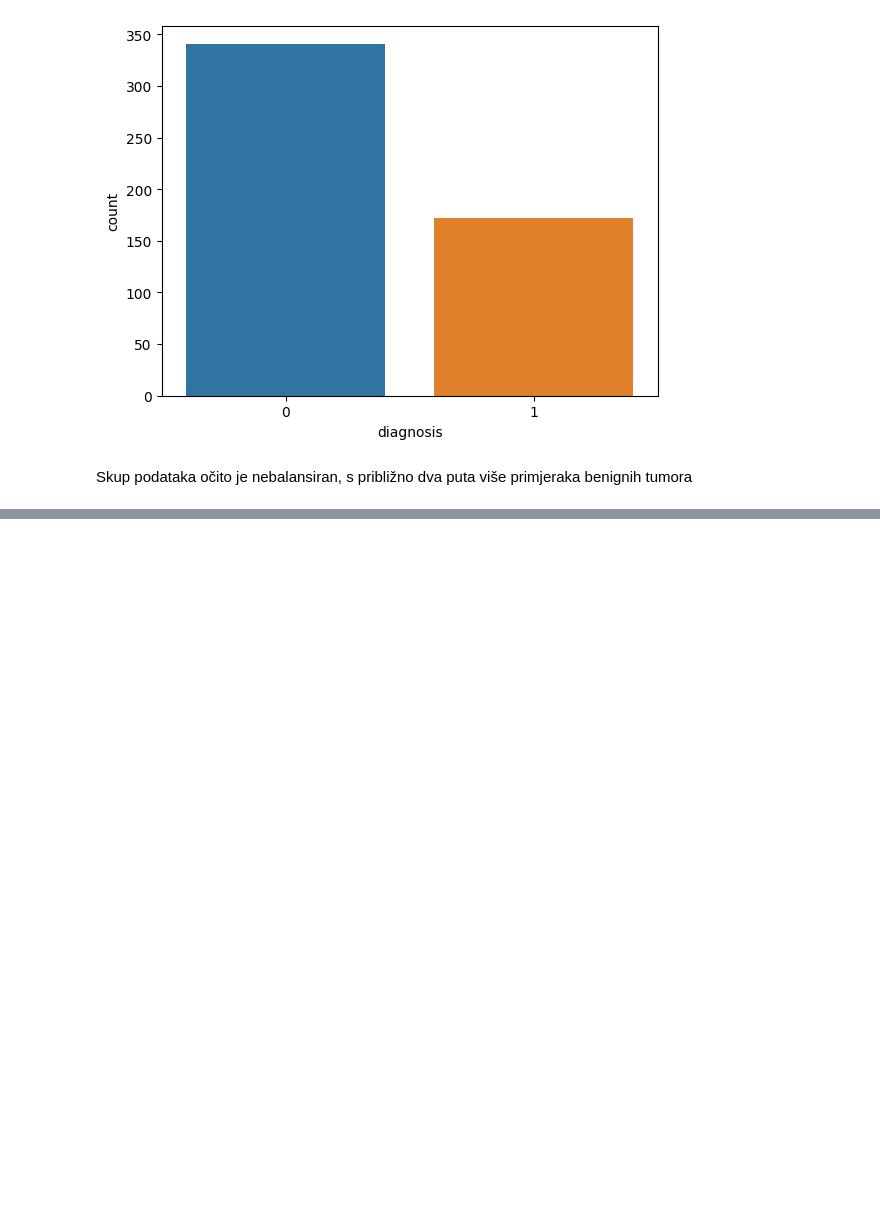
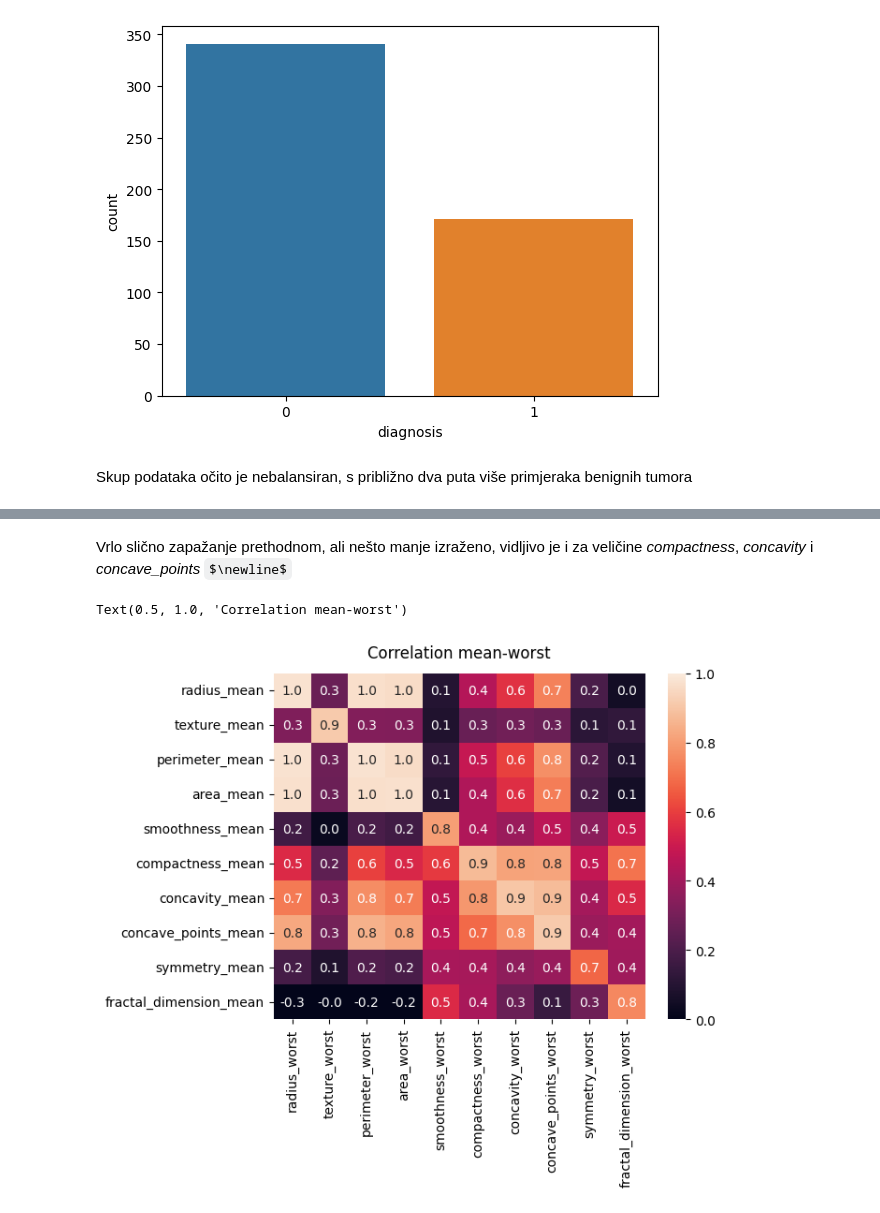
Before and after one commit to ToniIvankovic/uuzop-breast-cancer-classification, a Jupyter notebook: data_visualisation.ipynb, the cells around one changed output, grey strips where cells are left out. Drawn from its saved outputs; the diff is of its cells as text; code cells hidden in the pictures; some formulas as TeX source; blank space fills up the shorter version.

```diff
--- a/data_visualisation.ipynb
+++ b/data_visualisation.ipynb
@@ -368,0 +398,8 @@ Skup podataka očito je nebalansiran, s približno dva puta više primjeraka ben
+# %% [markdown]
+Vrlo slično zapažanje prethodnom, ali nešto manje izraženo, vidljivo je i za veličine _compactness_, _concavity_ i _concave\_points_ $\newline$
+# %%
+heatmap = sns.heatmap(df.corr().filter(regex=".*mean",axis=0).filter(regex=".*worst",axis=1), xticklabels=True, yticklabels=True, annot=True, fmt='.1f', vmin=0, vmax=1)
+heatmap.set_title('Correlation mean-worst', fontdict={'fontsize':12}, pad=12)
+# %% [output]
+Text(0.5, 1.0, 'Correlation mean-worst')
+[figure, added]
```
Also changed, not shown: parts of 25 cells of this notebook.
